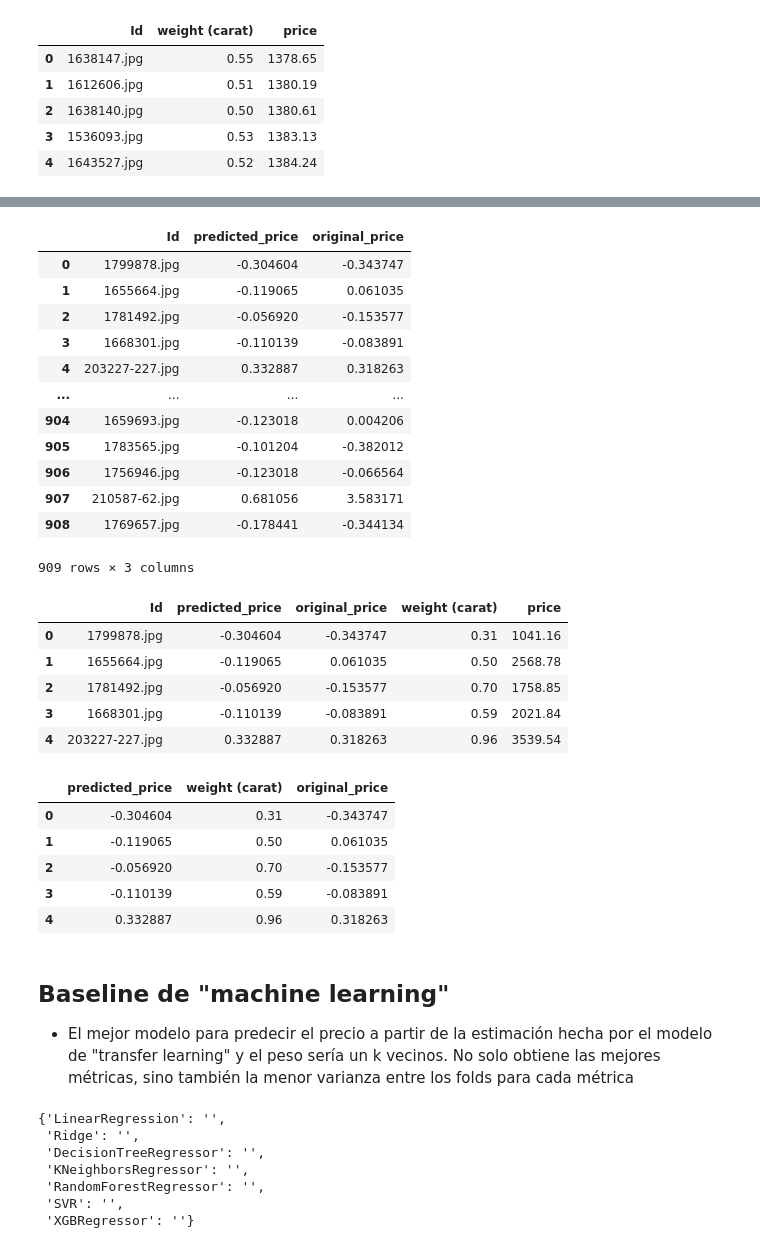
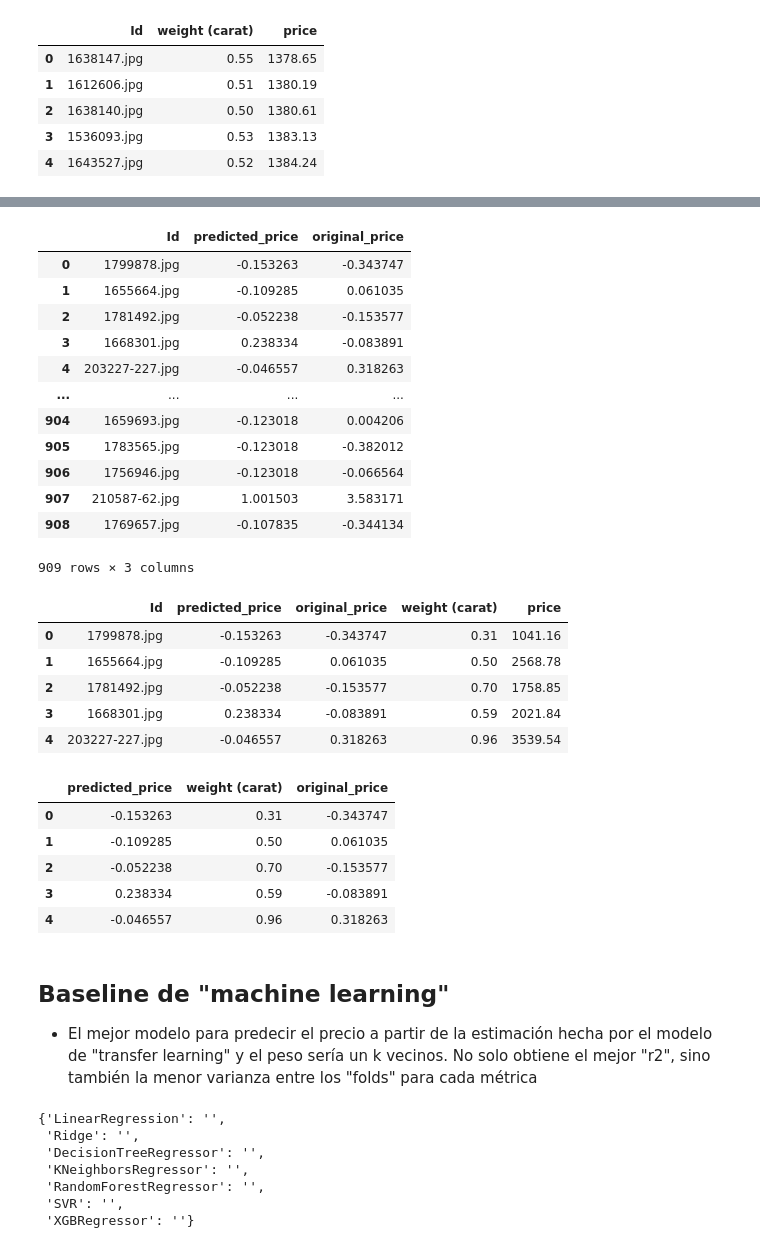
Before and after one commit to RogerPerello/Machine_learning-diamonds, a Jupyter notebook: src/notebooks/project/8_model_optimization_image.ipynb, the cells around one changed output, grey strips where cells are left out. Cells and saved outputs as stored; diff of their text form; code cells hidden in the pictures.

```diff
--- a/src/notebooks/project/8_model_optimization_image.ipynb
+++ b/src/notebooks/project/8_model_optimization_image.ipynb
@@ -43,9 +47,8 @@ from utils.functions import *
 # %%
-processed_images_path = r'data\processed\images'
-df_images_data_original = pd.read_csv(r'data\processed\images_data_processed.csv')
-
-# df_images_data_original = pd.read_csv('/content/gdrive/My Drive/images_data_processed.csv')
-# processed_images_path = r'/content/gdrive/My Drive/images'
+# processed_images_path = r'data\processed\images'
+# df_images_data_original = pd.read_csv(r'data\processed\images_data_processed.csv')
+df_images_data_original = pd.read_csv('/content/gdrive/My Drive/images_data_processed.csv')
+processed_images_path = r'/content/gdrive/My Drive/images'
 
 df_images_data_original.head()
 # %% [output]
@@ -335,13 +338,13 @@ df_train.head()
 | 1482 | 1785268.jpg | -0.331227 |
 # %%
 data_augmentation = ImageDataGenerator(rotation_range=20,
-                                        width_shift_range=0.2,
-                                        height_shift_range=0.2,
-                                        zoom_range=0.2,
+                                        width_shift_range=0.1,
+                                        height_shift_range=0.1,
+                                        zoom_range=0.1,
                                         horizontal_flip=True,
                                         vertical_flip=True,
                                         preprocessing_function=preprocess_input_mobilenet,
-                                        validation_split=0.3
+                                        validation_split=0.3,
                                         )
 # %%
 train_generator = data_augmentation.flow_from_dataframe(dataframe=df_train,
@@ -510,9 +504,9 @@ variables.h5                                   2023-02-25 18:22:32     13734880
 # %% [markdown]
 ## Carga del modelo de la Prueba 2
 # %%
-model = load_model('models/predict_from_images/price_prediction_images')
+model_cnn = load_model('models/predict_from_images/price_prediction_images.h5')
 
-model
+model_cnn
 # %% [output]
 <keras.engine.functional.Functional at 0x...>
 # %% [markdown]
@@ -535,7 +529,7 @@ df_images_data.head()
 | 3 | 1536093.jpg | 0.53 | 1383.13 |
 | 4 | 1643527.jpg | 0.52 | 1384.24 |
 # %%
-previously_predicted_price = model.predict(test_generator)
+previously_predicted_price = model_cnn.predict(test_generator)
 
 df_images_weight = pd.DataFrame(data={'Id': test_generator.filenames,
                                           'predicted_price': previously_predicted_price[:, 0].tolist(),
@@ -549,15 +543,15 @@ df_images_weight
 |  | Id | predicted_price | original_price |
-| 0 | 1799878.jpg | -0.304604 | -0.343747 |
-| 1 | 1655664.jpg | -0.119065 | 0.061035 |
-| 2 | 1781492.jpg | -0.056920 | -0.153577 |
-| 3 | 1668301.jpg | -0.110139 | -0.083891 |
-| 4 | 203227-227.jpg | 0.332887 | 0.318263 |
+| 0 | 1799878.jpg | -0.153263 | -0.343747 |
+| 1 | 1655664.jpg | -0.109285 | 0.061035 |
+| 2 | 1781492.jpg | -0.052238 | -0.153577 |
+| 3 | 1668301.jpg | 0.238334 | -0.083891 |
+| 4 | 203227-227.jpg | -0.046557 | 0.318263 |
 | ... | ... | ... | ... |
 | 904 | 1659693.jpg | -0.123018 | 0.004206 |
-| 905 | 1783565.jpg | -0.101204 | -0.382012 |
+| 905 | 1783565.jpg | -0.123018 | -0.382012 |
 | 906 | 1756946.jpg | -0.123018 | -0.066564 |
-| 907 | 210587-62.jpg | 0.681056 | 3.583171 |
-| 908 | 1769657.jpg | -0.178441 | -0.344134 |
+| 907 | 210587-62.jpg | 1.001503 | 3.583171 |
+| 908 | 1769657.jpg | -0.107835 | -0.344134 |
 909 rows × 3 columns
 # %%
 df_images_weight = pd.merge(df_images_weight, df_images_data, on=['Id'], how='left')
@@ -565,26 +559,26 @@ df_images_weight = pd.merge(df_images_weight, df_images_data, on=['Id'], how='le
 df_images_weight.head()
 # %% [output]
 |  | Id | predicted_price | original_price | weight (carat) | price |
-| 0 | 1799878.jpg | -0.304604 | -0.343747 | 0.31 | 1041.16 |
-| 1 | 1655664.jpg | -0.119065 | 0.061035 | 0.50 | 2568.78 |
-| 2 | 1781492.jpg | -0.056920 | -0.153577 | 0.70 | 1758.85 |
-| 3 | 1668301.jpg | -0.110139 | -0.083891 | 0.59 | 2021.84 |
-| 4 | 203227-227.jpg | 0.332887 | 0.318263 | 0.96 | 3539.54 |
+| 0 | 1799878.jpg | -0.153263 | -0.343747 | 0.31 | 1041.16 |
+| 1 | 1655664.jpg | -0.109285 | 0.061035 | 0.50 | 2568.78 |
+| 2 | 1781492.jpg | -0.052238 | -0.153577 | 0.70 | 1758.85 |
+| 3 | 1668301.jpg | 0.238334 | -0.083891 | 0.59 | 2021.84 |
+| 4 | 203227-227.jpg | -0.046557 | 0.318263 | 0.96 | 3539.54 |
 # %%
 df_images_weight = df_images_weight[['predicted_price', 'weight (carat)', 'original_price']]
 
 df_images_weight.head()
 # %% [output]
 |  | predicted_price | weight (carat) | original_price |
-| 0 | -0.304604 | 0.31 | -0.343747 |
-| 1 | -0.119065 | 0.50 | 0.061035 |
-| 2 | -0.056920 | 0.70 | -0.153577 |
-| 3 | -0.110139 | 0.59 | -0.083891 |
-| 4 | 0.332887 | 0.96 | 0.318263 |
+| 0 | -0.153263 | 0.31 | -0.343747 |
+| 1 | -0.109285 | 0.50 | 0.061035 |
+| 2 | -0.052238 | 0.70 | -0.153577 |
+| 3 | 0.238334 | 0.59 | -0.083891 |
+| 4 | -0.046557 | 0.96 | 0.318263 |
 # %% [markdown]
 ## Baseline de "machine learning"
 
-- El mejor modelo para predecir el precio a partir de la estimación hecha por el modelo de "transfer learning" y el peso sería un k vecinos. No solo obtiene las mejores métricas, sino también la menor varianza entre los folds para cada métrica
+- El mejor modelo para predecir el precio a partir de la estimación hecha por el modelo de "transfer learning" y el peso sería un k vecinos. No solo obtiene el mejor "r2", sino también la menor varianza entre los "folds" para cada métrica
 # %%
 Regression.add_models('LinearRegression',
                         'Ridge',
```
Also changed, not shown: parts of 14 cells of this notebook, 6 other files.
